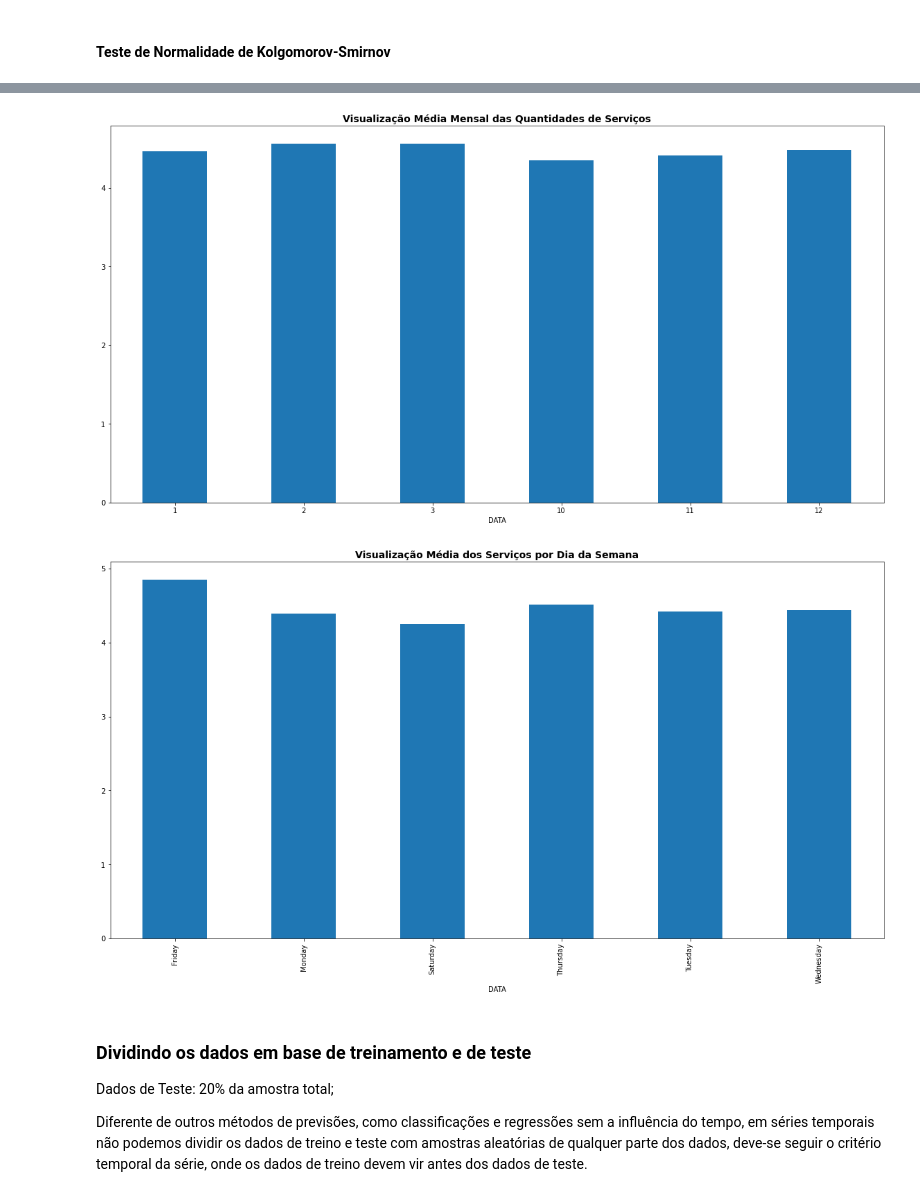
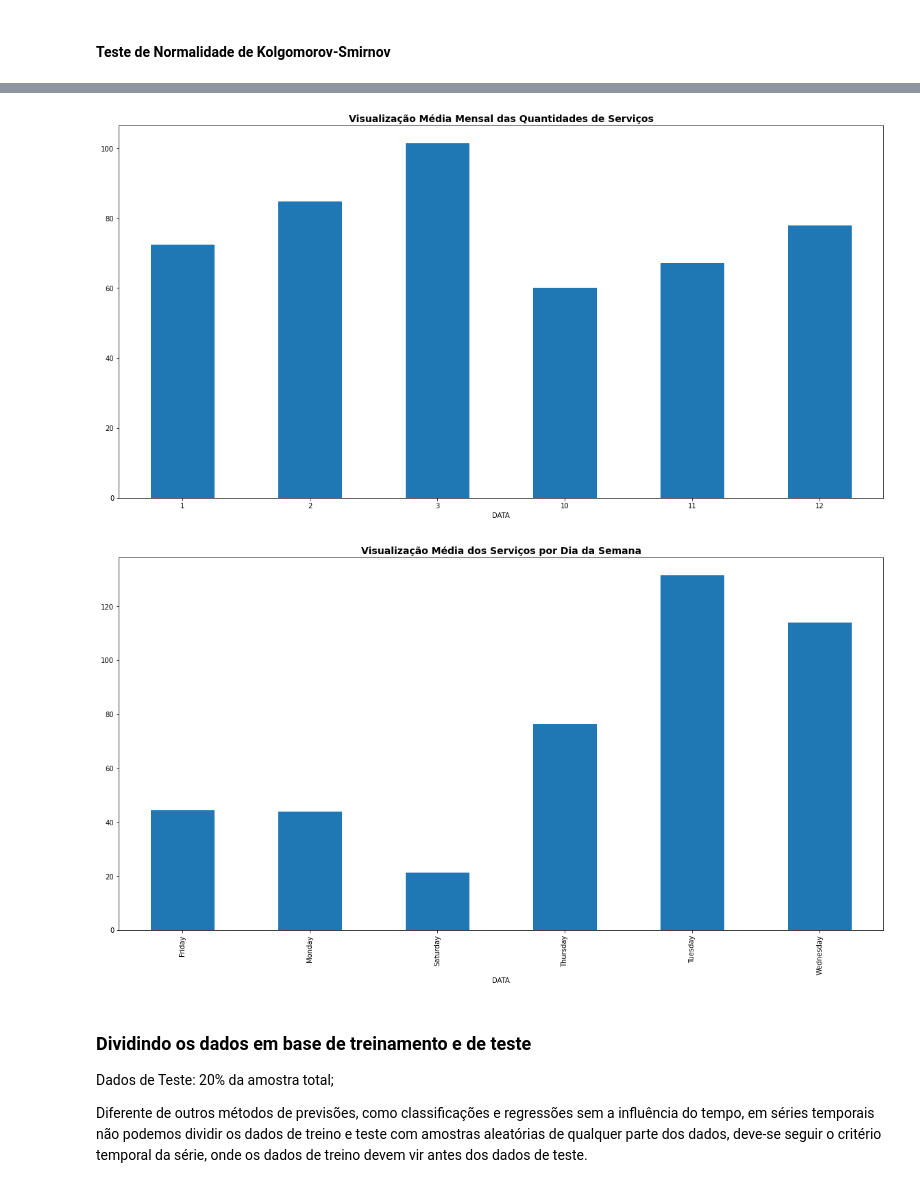
Before and after one commit to mauriciobritojr/Sistemas-Inteligentes, a Jupyter notebook: Previsões com Séries Temporais-V1.ipynb, the cells around one changed output, grey strips where cells are left out. Drawn from its saved outputs; the diff is of its cells as text; code cells hidden in the pictures.

```diff
--- a/Previsões com Séries Temporais-V1.ipynb
+++ b/Previsões com Séries Temporais-V1.ipynb
@@ -49,8 +49,10 @@ Antes de iniciar qualquer modelagem preditiva é necessário verificar se essas
 #Importando os dados
 df = pd.read_csv('DADO4KGPROD.csv')
 df['DATA'] = pd.to_datetime(df['DATA'], format='%Y%m%d')
+# Totaliza as Quantidades por dia
+df = df.groupby('DATA')['QTDE'].sum().reset_index()
 df.sort_values('DATA')
 df.set_index('DATA', inplace=True)
 
-df.head()
+df.head(5)
 # %% [output]
@@ -106,16 +101,16 @@ df_ex.sample(5)
 plt.figure(figsize=(20,10))
 plt.grid(True)
 plt.title('Visualização Média Mensal das Quantidades de Serviços', fontsize=14, fontweight='bold')
-df_ex.groupby(df_ex.index.month).QTDE.mean().plot.bar(rot=0);
+df.groupby(df.index.month).QTDE.mean().plot.bar(rot=0);
 # %% [output]
-[figure, old version]
+[figure, new version]
 # %%
 plt.figure(figsize=(20,10))
 plt.grid(True)
 plt.title('Visualização Média dos Serviços por Dia da Semana', fontsize=14, fontweight='bold')
-df_ex.groupby(df_ex.index.day_name()).QTDE.mean().plot.bar();
+df.groupby(df.index.day_name()).QTDE.mean().plot.bar();
 # %% [output]
-[figure, old version]
+[figure, new version]
 # %% [markdown]
 ### Dividindo os dados em base de treinamento e de teste
 
```
Also changed, not shown: parts of 31 cells of this notebook.
